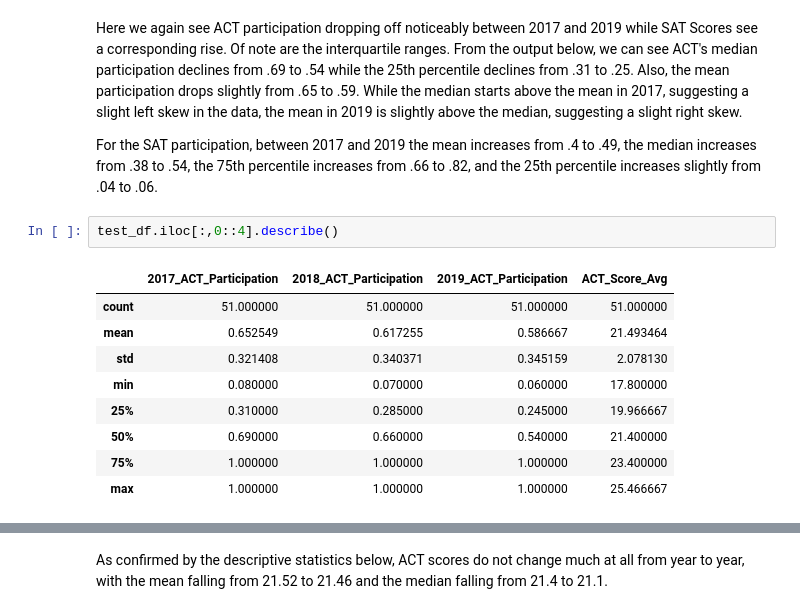
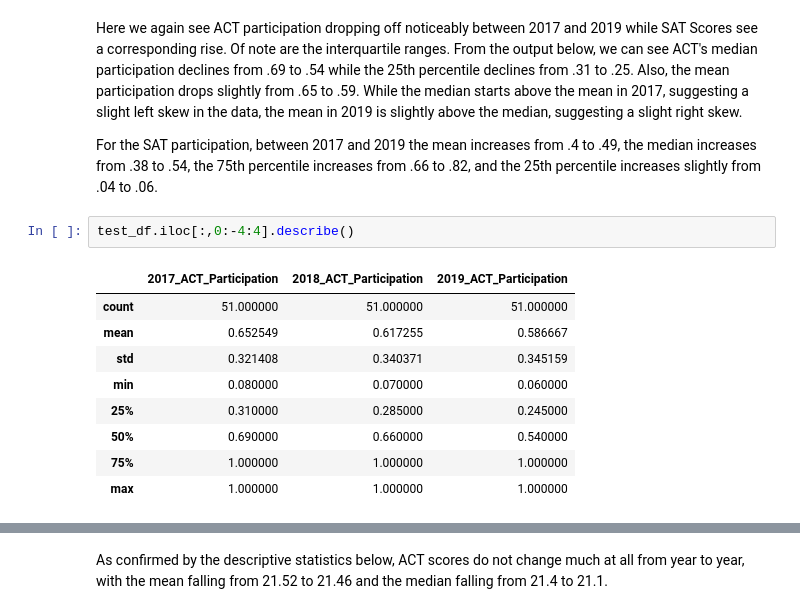
Before and after one commit to wcmohr/ScholasticExams, a Jupyter notebook: code/starter-code.ipynb, the cells around one changed output, grey strips where cells are left out. Cells and saved outputs as stored; diff of their text form.

```diff
--- a/code/starter-code.ipynb
+++ b/code/starter-code.ipynb
@@ -1196,14 +1195,14 @@ Here we again see ACT participation dropping off noticeably between 2017 and 201
 
 For the SAT participation, between 2017 and 2019 the mean increases from .4 to .49, the median increases from .38 to .54, the 75th percentile increases from .66 to .82, and the 25th percentile increases slightly from .04 to .06.
 # %%
-test_df.iloc[:,0::4].describe()
+test_df.iloc[:,0:-4:4].describe()
 # %% [output]
-|  | 2017_ACT_Participation | 2018_ACT_Participation | 2019_ACT_Participation | ACT_Score_Avg |
-| count | 51.000000 | 51.000000 | 51.000000 | 51.000000 |
-| mean | 0.652549 | 0.617255 | 0.586667 | 21.493464 |
-| std | 0.321408 | 0.340371 | 0.345159 | 2.078130 |
-| min | 0.080000 | 0.070000 | 0.060000 | 17.800000 |
-| 25% | 0.310000 | 0.285000 | 0.245000 | 19.966667 |
-| 50% | 0.690000 | 0.660000 | 0.540000 | 21.400000 |
-| 75% | 1.000000 | 1.000000 | 1.000000 | 23.400000 |
-| max | 1.000000 | 1.000000 | 1.000000 | 25.466667 |
+|  | 2017_ACT_Participation | 2018_ACT_Participation | 2019_ACT_Participation |
+| count | 51.000000 | 51.000000 | 51.000000 |
+| mean | 0.652549 | 0.617255 | 0.586667 |
+| std | 0.321408 | 0.340371 | 0.345159 |
+| min | 0.080000 | 0.070000 | 0.060000 |
+| 25% | 0.310000 | 0.285000 | 0.245000 |
+| 50% | 0.690000 | 0.660000 | 0.540000 |
+| 75% | 1.000000 | 1.000000 | 1.000000 |
+| max | 1.000000 | 1.000000 | 1.000000 |
```
Also changed, not shown: parts of 13 cells of this notebook, 6 other files.
